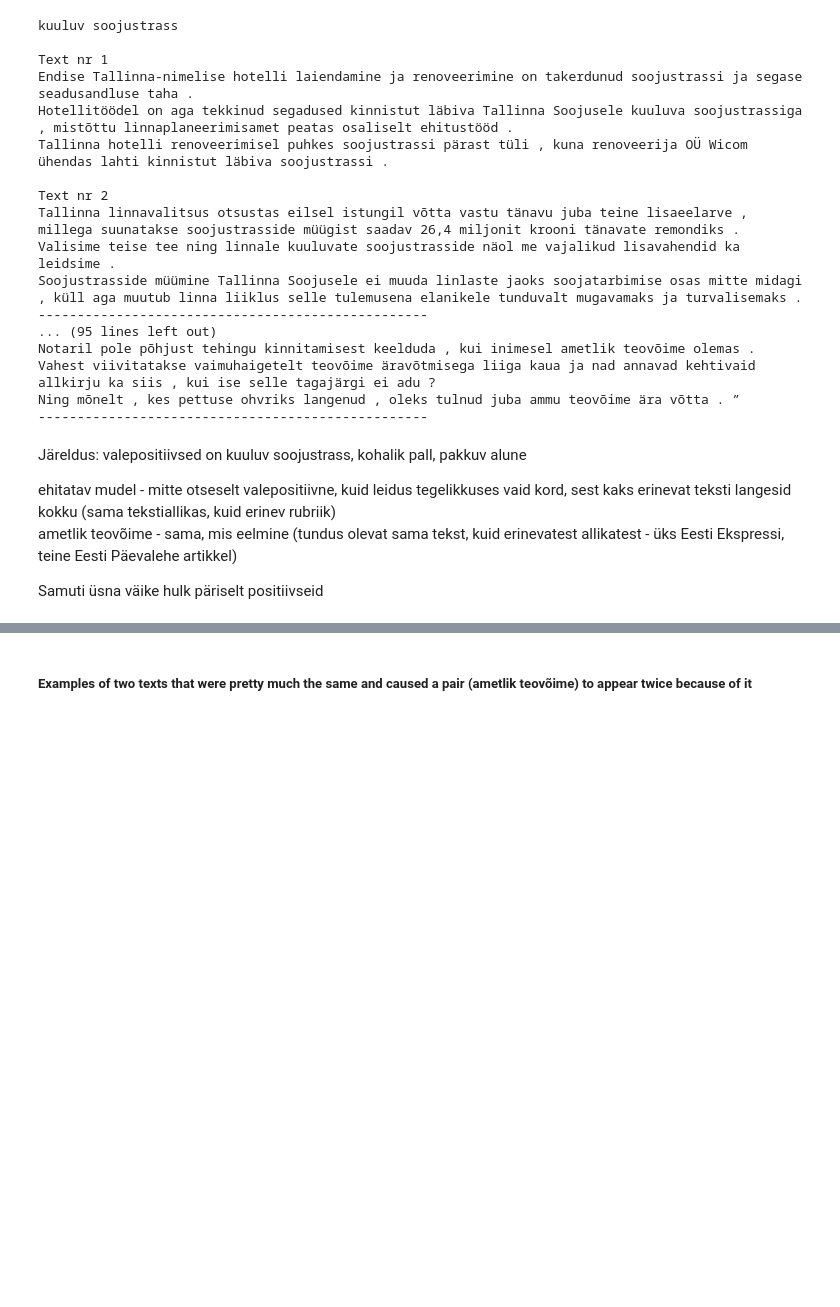
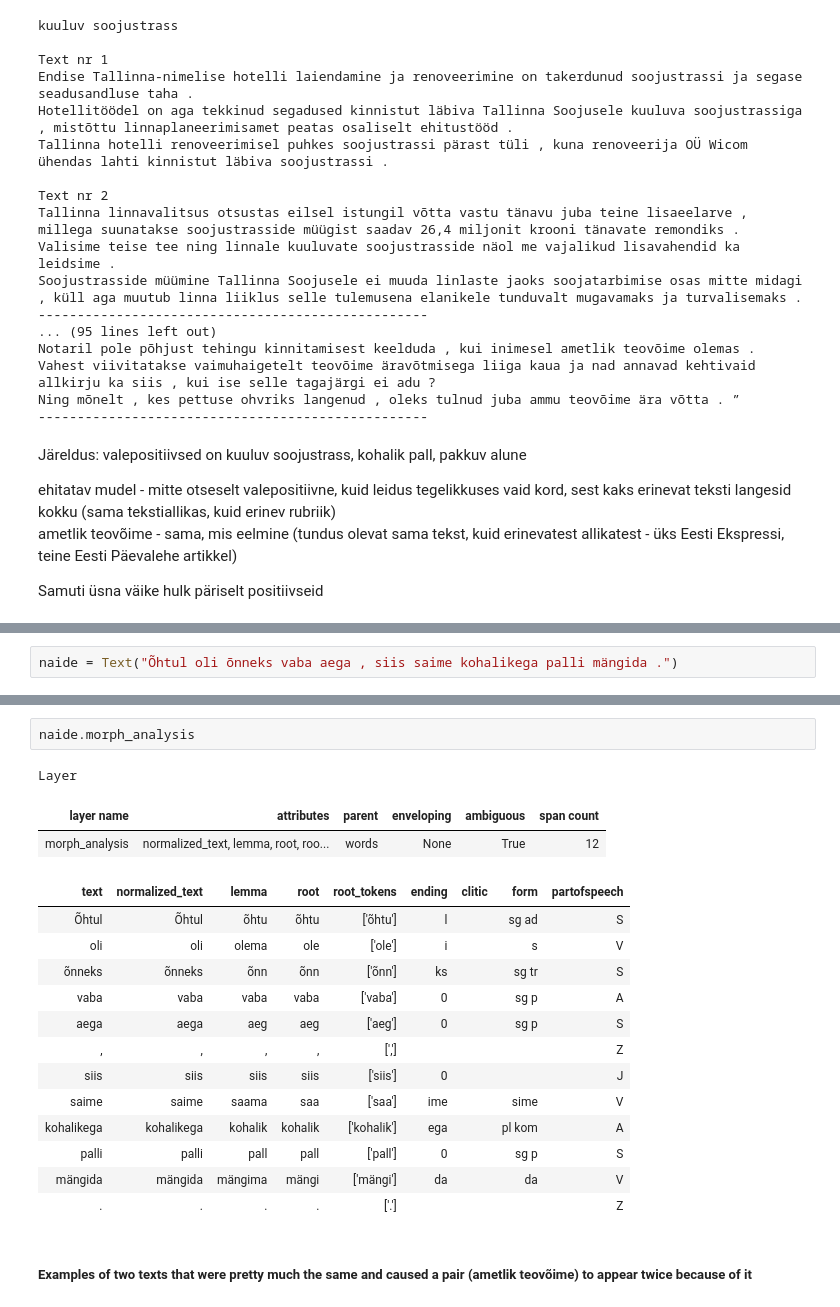
Before and after one commit to birgitsormus/noun-adj-classification, a Jupyter notebook: data exploration.ipynb, the cells around one changed output, grey strips where cells are left out. Saved outputs shown, nothing was run; the diff lists cells and outputs as text; blank space fills up the shorter version.

```diff
--- a/data exploration.ipynb
+++ b/data exploration.ipynb
@@ -490,0 +494,2 @@ Samuti üsna väike hulk päriselt positiivseid
+# %%
+naide = Text("Õhtul oli õnneks vaba aega , siis saime kohalikega palli mängida .")
@@ -491,3 +507,22 @@ Samuti üsna väike hulk päriselt positiivseid
+# %%
+naide.morph_analysis
+# %% [output]
+Layer
+| layer name | attributes | parent | enveloping | ambiguous | span count |
+| morph_analysis | normalized_text, lemma, root, roo... | words | None | True | 12 |
+| text | normalized_text | lemma | root | root_tokens | ending | clitic | form | partofspeech |
+| Õhtul | Õhtul | õhtu | õhtu | ['õhtu'] | l |  | sg ad | S |
+| oli | oli | olema | ole | ['ole'] | i |  | s | V |
+| õnneks | õnneks | õnn | õnn | ['õnn'] | ks |  | sg tr | S |
+| vaba | vaba | vaba | vaba | ['vaba'] | 0 |  | sg p | A |
+| aega | aega | aeg | aeg | ['aeg'] | 0 |  | sg p | S |
+| , | , | , | , | [','] |  |  |  | Z |
+| siis | siis | siis | siis | ['siis'] | 0 |  |  | J |
+| saime | saime | saama | saa | ['saa'] | ime |  | sime | V |
+| kohalikega | kohalikega | kohalik | kohalik | ['kohalik'] | ega |  | pl kom | A |
+| palli | palli | pall | pall | ['pall'] | 0 |  | sg p | S |
+| mängida | mängida | mängima | mängi | ['mängi'] | da |  | da | V |
+| . | . | . | . | ['.'] |  |  |  | Z |
 # %% [markdown]
 ##### Examples of two texts that were pretty much the same and caused a pair (ametlik teovõime) to appear twice because of it
 # %%
```
Also changed, not shown: parts of 16 cells of this notebook, 3 other files.
